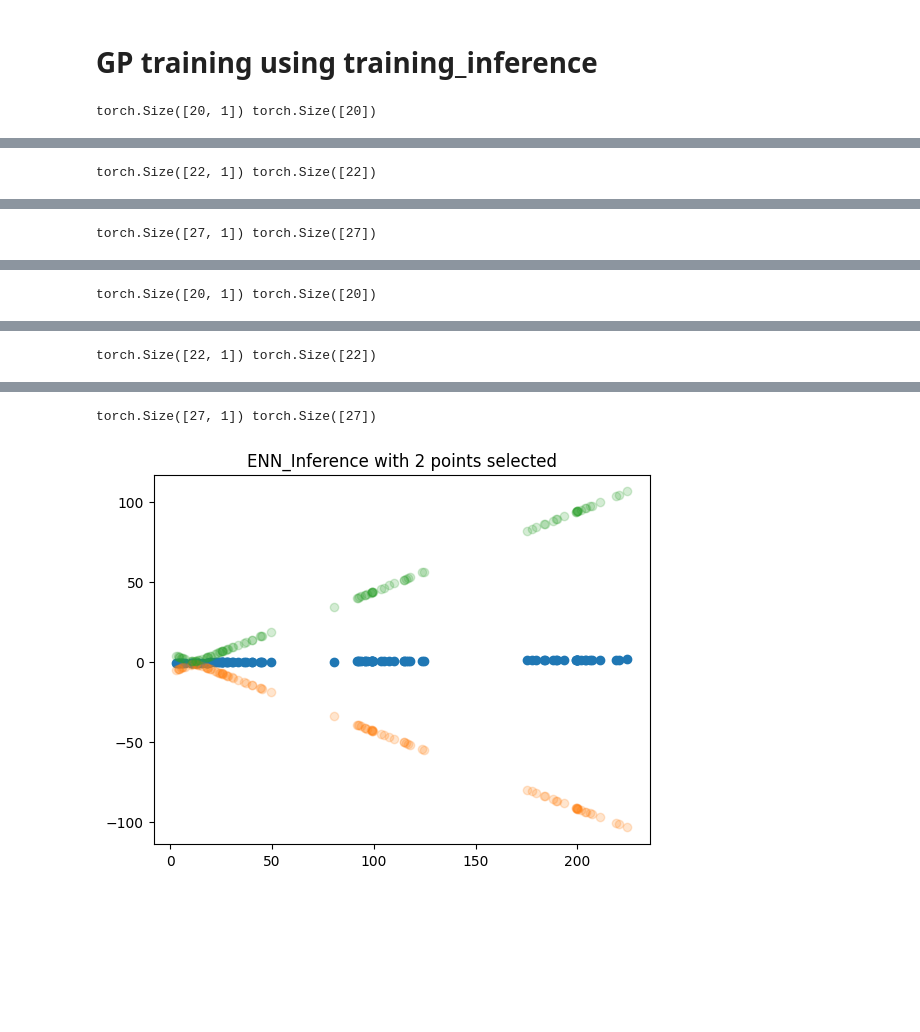
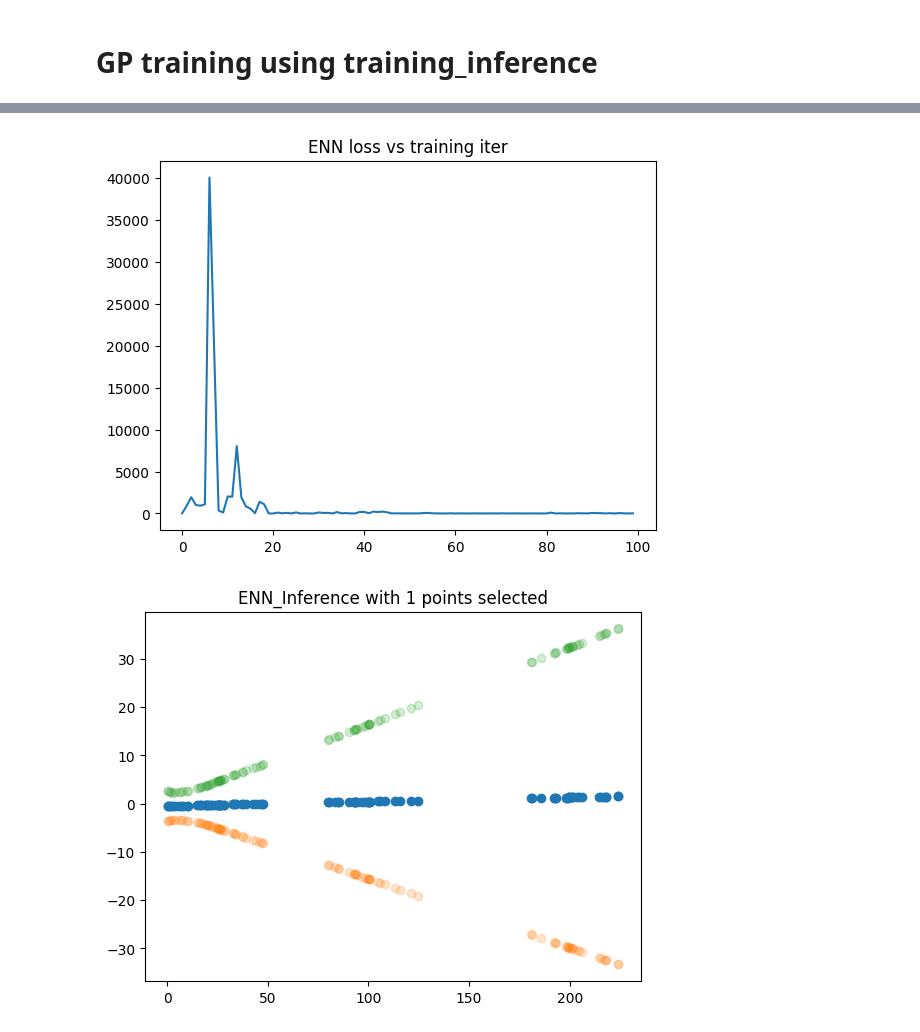
Before and after one commit to namkoong-lab/Adptive-Labeling, a Jupyter notebook: src/notebooks/check_ENN_vs_GP/Change GP to ENN.ipynb, the cells around one changed output, grey strips where cells are left out. Drawn from its saved outputs; the diff is of its cells as text; code cells hidden in the pictures; blank space fills up the shorter version.

```diff
--- a/src/notebooks/check_ENN_vs_GP/Change GP to ENN.ipynb
+++ b/src/notebooks/check_ENN_vs_GP/Change GP to ENN.ipynb
@@ -114,11 +114,6 @@ with torch.no_grad():
 # %% [markdown]
 # ENN code
 # %%
-Z_dim = 3
-model_cfg = pipeline_var_l2_loss.ModelConfig(batch_size_train = 251, batch_size_test = 500, batch_size_query = 100, temp_k_subset = 0.1, hidden_sizes_weight_NN = [50,50], meta_opt_lr = 0.01, n_classes = 1, n_epoch = 5, init_train_lr = 0.05, init_train_weight_decay = 0.01, n_train_init = 100, meta_opt_weight_decay = 0.01)
-train_cfg = pipeline_var_l2_loss.TrainConfig(n_train_iter = 500, n_ENN_iter = 600, ENN_opt_lr = 0.01, N_iter_noise = 10, sigma_noise = 0.5, seed_var_l2 = 123, z_dim = Z_dim, N_iter = 100, ENN_opt_weight_decay = 0.01) #temp_var_recall is the new variable added here
-enn_cfg = pipeline_var_l2_loss.ENNConfig(basenet_hidden_sizes = [50,50],  exposed_layers = [False, True], z_dim = Z_dim, learnable_epinet_hiddens = [15,15], hidden_sizes_prior = [5,5], seed_base = 2, seed_learnable_epinet = 1, seed_prior_epinet = 0, alpha = 1.0)
-device = torch.device("cuda" if torch.cuda.is_available() else "cpu")
 
 class TabularDataset(Dataset):
     def __init__(self, x, y):
@@ -162,14 +157,15 @@ def ENN_training(x_train, y_train,model_config, train_config, enn_config, device
             #labels = torch.tensor(labels, dtype=torch.long, device=device)
             loss = loss_fn_init(outputs, torch.squeeze(labels))
             if if_print == 1:
-                print("ENN_init_loss:",loss)
+                pass
+                #print("ENN_init_loss:",loss)
             loss.backward()
             optimizer_init.step()
 
         enn_loss_list.append(float(loss.detach().to('cpu').numpy()))
     if if_print == 1:
         plt.plot(list(range(len(enn_loss_list))),enn_loss_list)
-        plt.title('ENN initial loss vs training iter')
+        plt.title('ENN loss vs training iter')
         plt.show()
 
     return ENN
@@ -179,7 +175,14 @@ def ENN_training(x_train, y_train,model_config, train_config, enn_config, device
 # %% [markdown]
 # GP training using training_inference
 # %%
-def Inference(UQ_module, Option, UQ_parameter = []):
+Z_dim = 4
+model_cfg = pipeline_var_l2_loss.ModelConfig(batch_size_train = 251, batch_size_test = 500, batch_size_query = 100, temp_k_subset = 0.1, hidden_sizes_weight_NN = [50,50], meta_opt_lr = 0.01, n_classes = 1, n_epoch = 5, init_train_lr = 0.05, init_train_weight_decay = 0.01, n_train_init = 100, meta_opt_weight_decay = 0.01)
+train_cfg = pipeline_var_l2_loss.TrainConfig(n_train_iter = 500, n_ENN_iter = 1000, ENN_opt_lr = 0.01, N_iter_noise = 10, sigma_noise = 0.5, seed_var_l2 = 123, z_dim = Z_dim, N_iter = 100, ENN_opt_weight_decay = 0.01) #temp_var_recall is the new variable added here
+enn_cfg = pipeline_var_l2_loss.ENNConfig(basenet_hidden_sizes = [50,50],  exposed_layers = [False, True], z_dim = Z_dim, learnable_epinet_hiddens = [15,15], hidden_sizes_prior = [5,5], seed_base = 2, seed_learnable_epinet = 1, seed_prior_epinet = 0, alpha = 1.0)
+device = torch.device("cuda" if torch.cuda.is_available() else "cpu")
+
+
+def Inference(UQ_module, Option, if_print, UQ_parameter = []):
     if Option == 0: #only training
         x_train, y_train = x[:num_init_train_samples], y_new[:num_init_train_samples]
     elif Option == 1: # select 2nd point
@@ -199,7 +202,7 @@ def Inference(UQ_module, Option, UQ_parameter = []):
         posterior_mean = posterior.mean
         posterior_std = torch.sqrt(posterior.variance)
     elif UQ_module == 'ENN':
-        ENN_trained = ENN_training(x_train, y_train, model_cfg, train_cfg, enn_cfg, device , if_print = 0 )
+        ENN_trained = ENN_training(x_train, y_train, model_cfg, train_cfg, enn_cfg, device , if_print )
         N_iter = UQ_parameter['N_iter_ENN']
         torch.manual_seed(1)
         prediction_list = torch.empty((0), dtype=torch.float32, device=device)
@@ -223,6 +226,5 @@ def Inference(UQ_module, Option, UQ_parameter = []):
 UQ_parameter = {'N_iter_ENN':100}
 for UQ_module in ['Gaussian_Process','ENN']:
     for Option in range(3):
-        Inference(UQ_module, Option, UQ_parameter = UQ_parameter)
+        Inference(UQ_module, Option, UQ_parameter = UQ_parameter, if_print = 1)
 # %% [output]
-torch.Size([20, 1]) torch.Size([20])
@@ -230 +231,0 @@ torch.Size([20, 1]) torch.Size([20])
-torch.Size([22, 1]) torch.Size([22])
@@ -232 +232,0 @@ torch.Size([22, 1]) torch.Size([22])
-torch.Size([27, 1]) torch.Size([27])
@@ -234 +233,0 @@ torch.Size([27, 1]) torch.Size([27])
-torch.Size([20, 1]) torch.Size([20])
@@ -236 +234,0 @@ torch.Size([20, 1]) torch.Size([20])
-torch.Size([22, 1]) torch.Size([22])
@@ -238,2 +236,2 @@ torch.Size([22, 1]) torch.Size([22])
-torch.Size([27, 1]) torch.Size([27])
-[figure, old version]
+[figure, new version]
+[figure, added]
```
Also changed, not shown: parts of 2 cells of this notebook.
